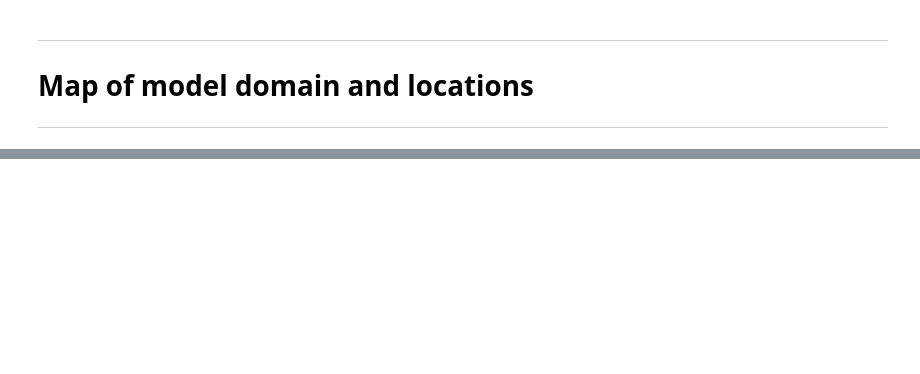
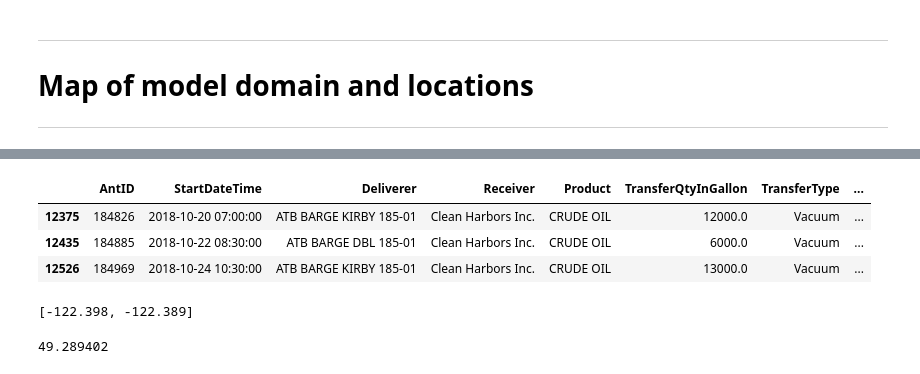
Before and after one commit to MIDOSS/analysis-rachael, a Jupyter notebook: notebooks/JGR/Figure1_DomainMap.ipynb, the cells around one changed output, grey strips where cells are left out. Saved outputs shown, nothing was run; the diff lists cells and outputs as text; code cells hidden in the pictures; blank space fills up the shorter version.

```diff
--- a/notebooks/JGR/Figure1_DomainMap.ipynb
+++ b/notebooks/JGR/Figure1_DomainMap.ipynb
@@ -27,10 +31,20 @@ if os.sys.platform=="darwin":
     grid_dir = Path('/Volumes/Elements/MIDOSS_Data')
     topo_dir = Path('/Volumes/Elements/MIDOSS_Data')
     graphics_dir = Path('/Users/rmueller/Projects/MIDOSS/Publications/MIDOSS_MuellerEtAl/JGR_graphics')
+    yaml_input = Path(
+        '/Users/rmueller/Data/MIDOSS/marine_transport_data'
+    )
+    facilities_xlsx = Path('/Users/rmueller/Data/MIDOSS/marine_transport_data/Oil_Transfer_Facilities.xlsx')
+    ecy_data  = Path('/Users/rmueller/Data/MIDOSS/DeptOfEcology/MuellerTrans4-30-20.xlsx')
+    fac_names = Path('/Users/rmueller/Data/MIDOSS/marine_transport_data/Oil_Transfer_Facilities.xlsx')
 else:
     grid_dir = Path('/data/bmoorema/MEOPAR/grid/')
     topo_dir = Path('/ocean/bmoorema/research/MEOPAR/analysis-ben/data/')
     graphics_dir = Path('/ocean/rmueller/MIDOSS/graphics/')
+    yaml_input = Path('/data/MIDOSS/marine_transport_data/')
+    facilities_xlsx = Path('/data/MIDOSS/marine_transport_data/Oil_Transfer_Facilities.xlsx')
+    ecy_data  = Path('/data/MIDOSS/spreadsheets/MuellerTrans4-30-20.xlsx')
+    fac_names = Path('/data/MIDOSS/marine_transport_data/Oil_Transfer_Facilities.xlsx')
     #geotiff_directory = Path('/data/MIDOSS/geotiffs')
 # %%
 # larger, presentation-size graphics require different xy text specifications
@@ -48,0 +65,30 @@ custom_dpi=600
+# %%
+from monte_carlo_utils import get_ECY_df
+crude_products = ["BAKKEN","CRUDE OIL","BITUMEN OIL (DIL OR SYN)"]
+
+ECYdf=get_ECY_df(
+    ecy_data,
+    fac_names,
+    group='no'
+)
+
+# imports
+print("~~~ CRUDE IMPORT TERMINALS ~~~ ")
+for idx,crude in enumerate(crude_products):
+    import_df = ECYdf[(ECYdf['Product']==crude_products[idx]) & (ECYdf["ReceiverTypeDescription"]=="Facility")]
+    print(
+        crude,
+        import_df.groupby('Receiver').count().index.to_list(), # terminal(s)
+        import_df.groupby('DelivererTypeDescription').count().AntID # vessel type(s)
+    )
+
+# exports
+print("\n\n~~~ CRUDE EXPORT TERMINALS ~~~ ")
+for idx,crude in enumerate(crude_products):
+    export_df = ECYdf[(ECYdf['Product']==crude_products[idx]) & (ECYdf["DelivererTypeDescription"]=="Facility")]
+    print(
+        crude,
+        export_df.groupby('Deliverer').count().index.to_list(), # terminal(s)
+        #export_df.groupby('ReceiverTypeDescription').count().index.to_list(), # vessel type(s)
+        export_df.groupby('ReceiverTypeDescription').count().AntID, # vessel type(s)
+    )
@@ -48,0 +113,8 @@ custom_dpi=600
+# %%
+# Removing "Clean Harbors" b/c transfers are "Vacuum", not Cargo
+ECYdf[(ECYdf['Product']=="CRUDE OIL") & (ECYdf['Receiver']=='Clean Harbors Inc.')]
+# %% [output]
+|  | AntID | StartDateTime | Deliverer | Receiver | Product | TransferQtyInGallon | TransferType | ... |
+| 12375 | 184826 | 2018-10-20 07:00:00 | ATB BARGE KIRBY 185-01 | Clean Harbors Inc. | CRUDE OIL | 12000.0 | Vacuum | ... |
+| 12435 | 184885 | 2018-10-22 08:30:00 | ATB BARGE DBL 185-01 | Clean Harbors Inc. | CRUDE OIL | 6000.0 | Vacuum | ... |
+| 12526 | 184969 | 2018-10-24 10:30:00 | ATB BARGE KIRBY 185-01 | Clean Harbors Inc. | CRUDE OIL | 13000.0 | Vacuum | ... |
@@ -49,3 +177,22 @@ custom_dpi=600
+# %%
+# create list lats/lons for WA import and export terminals
+fac_crude_in=['Phillips 66 Ferndale Refinery']
+fac_crude_out=['Alon Asphalt Company (Paramount Petroleum)', 'SeaPort Sound Terminal']
+fac_crude_both=['BP Cherry Point Refinery', 'Marathon Anacortes Refinery (formerly Tesoro)','Shell Puget Sound Refinery',  'U.S. Oil & Refining']
+# export and import
+fac_crude_both_lats = [facdf['wa'][facdf['wa']["FacilityName"]==facility].DockLatNumber.item() for facility in fac_crude_both]
+fac_crude_both_lons = [facdf['wa'][facdf['wa']["FacilityName"]==facility].DockLongNumber.item() for facility in fac_crude_both]
+# export-only
+fac_crude_out_lats = [facdf['wa'][facdf['wa']["FacilityName"]==facility].DockLatNumber.item() for facility in fac_crude_out]
+fac_crude_out_lons = [facdf['wa'][facdf['wa']["FacilityName"]==facility].DockLongNumber.item() for facility in fac_crude_out]
+
+fac_crude_out_lons
+# %% [output]
+[-122.398, -122.389]
+# %%
+facdf['bc'].Latitude[7]
+# %% [output]
+49.289402
 # %%
 mask = xarray.open_dataset(grid_dir/'mesh_mask201702.nc')
 coords = xarray.open_dataset(grid_dir/'coordinates_seagrid_SalishSea201702.nc', decode_times=False)
```
Also changed, not shown: parts of 10 cells of this notebook.
